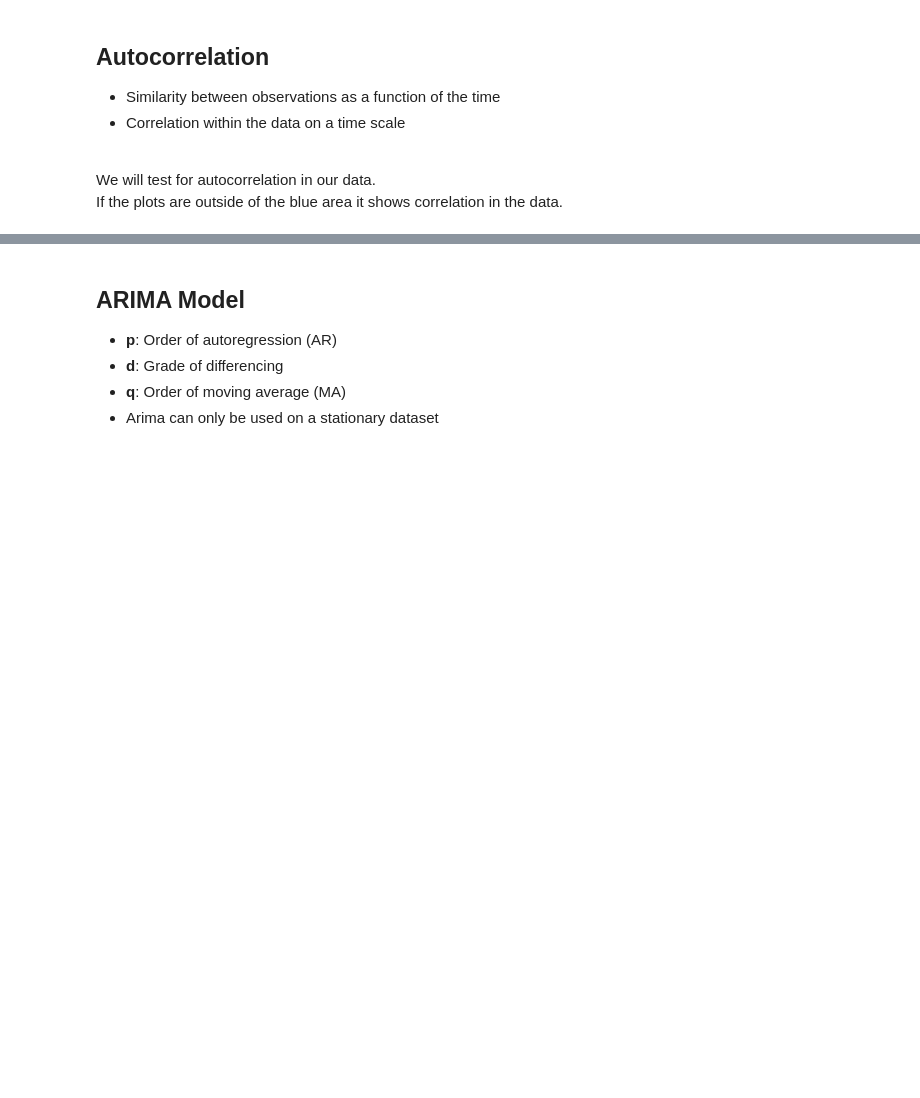
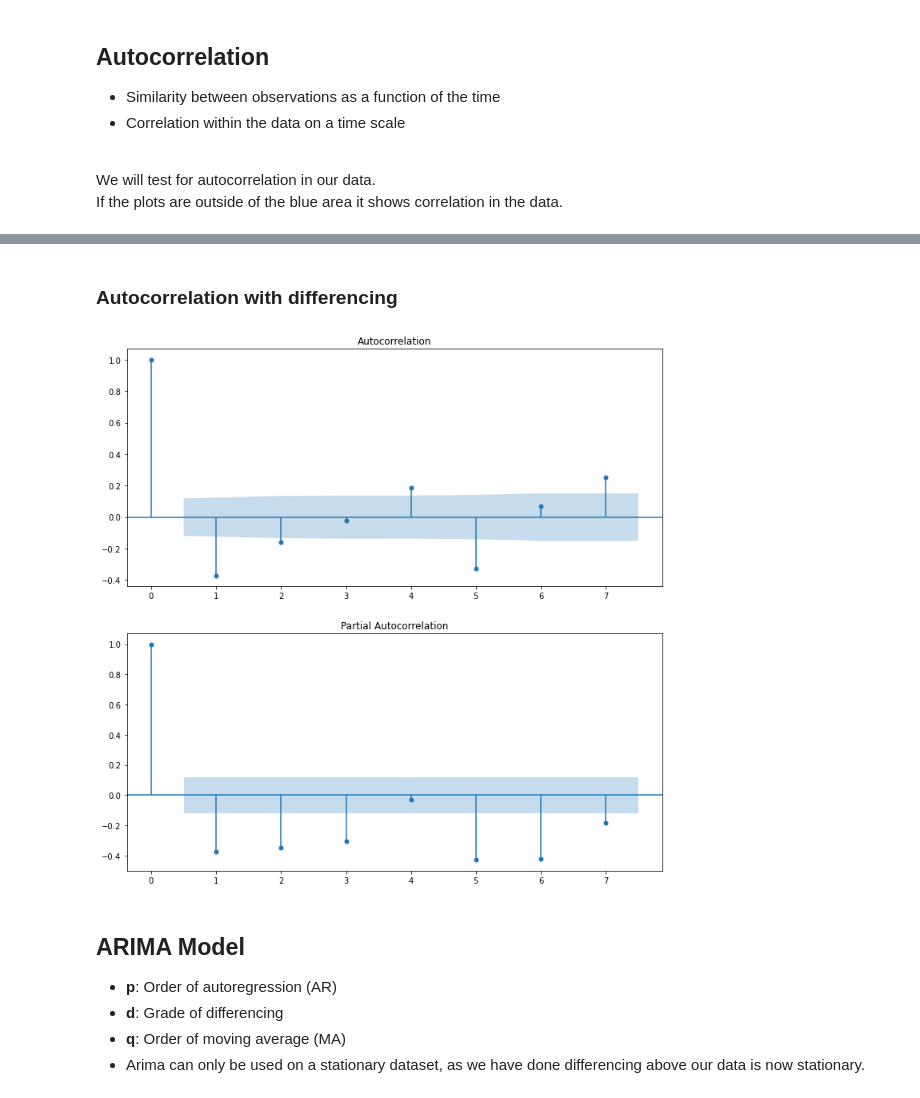
Before and after one commit to helenabarmer/machine_learning_intro, a Jupyter notebook: Regression/timeseries_forecasting.ipynb, the cells around one changed output, grey strips where cells are left out. Drawn from its saved outputs; the diff is of its cells as text; code cells hidden in the pictures; blank space fills up the shorter version.

```diff
--- a/Regression/timeseries_forecasting.ipynb
+++ b/Regression/timeseries_forecasting.ipynb
@@ -166,7 +224,6 @@ If the plots are outside of the blue area it shows correlation in the data.
 # %%
-from statsmodels.graphics.tsaplots import plot_acf, plot_pacf
-
-fig, (ax1, ax2) = plt.subplots(2, 1, figsize=(12, 12))
-
-plot_acf(df_covid, lags=7, ax=ax1)
-plot_pacf(df_covid, lags=7, ax=ax2);
+# Helper function autocorrelation
+def auto_corr(df):
+    fig, (ax1, ax2) = plt.subplots(2, 1, figsize=(12, 12))
+    plot_acf(df, lags=7, ax=ax1)
+    plot_pacf(df, lags=7, ax=ax2);
@@ -175,7 +236,13 @@ plot_pacf(df_covid, lags=7, ax=ax2);
+# %% [markdown]
+### Autocorrelation with differencing
+# %%
+auto_corr(df_differencing)
+# %% [output]
+[figure, added]
 # %% [markdown]
 ## ARIMA Model
 
 * **p**: Order of autoregression (AR)
 * **d**: Grade of differencing
 * **q**: Order of moving average (MA)
-* Arima can only be used on a stationary dataset
+* Arima can only be used on a stationary dataset, as we have done differencing above our data is now stationary.
```
Also changed, not shown: parts of 57 cells of this notebook.
